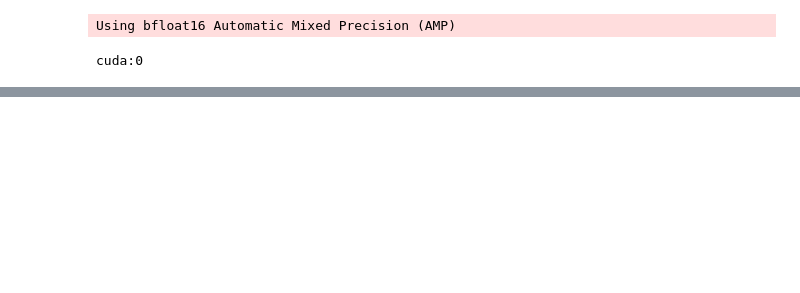
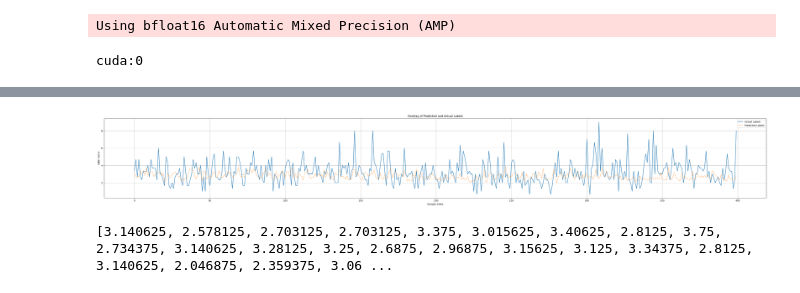
Before and after one commit to ZiyaanMir/Forecasting-GMI-Sun-Data, a Jupyter notebook: Model 1/model1_fabric copy.ipynb, the cells around one changed output, grey strips where cells are left out. Saved outputs shown, nothing was run; the diff lists cells and outputs as text; code cells hidden in the pictures; blank space fills up the shorter version.

```diff
--- a/Model 1/model1_fabric copy.ipynb
+++ b/Model 1/model1_fabric copy.ipynb
@@ -407,19 +423,36 @@ Epoch: 11, Index: 306, Loss: 5.8419
 # %%
+import math
+from sklearn.metrics import mean_squared_error, mean_absolute_error, r2_score, root_mean_squared_error
+
 # Test the model
 model.eval()
 testloader = torch.utils.data.DataLoader(dataset=testset, batch_size=batch_size, shuffle=False, num_workers=10)
 testloader = fabric.setup_dataloaders(testloader)
 test_losses = []
+all_labels = []
+all_outputs = []
 
 with torch.no_grad():
     for images, labels in tqdm(testloader, desc="Testing Progress"):
-        images = torch.stack(images).float()
-        images = images.permute(1, 0, 2, 3, 4)
+        images = images.float()
+        # images = images.permute(1, 0, 2, 3, 4)
         labels = labels.float()
+        print("Label: ", labels)
         outputs = model(images).squeeze(1)
+        print("Output: ", outputs)
         loss = criterion(outputs, labels)
         test_losses.append(loss.item())
-        print("Test loss", test_losses)
+        all_labels.extend(labels.cpu().numpy())
+        all_outputs.extend(outputs.cpu().numpy())
 
 avg_test_loss = sum(test_losses) / len(test_losses)
+rmse = math.sqrt(avg_test_loss)
+mse = mean_squared_error(all_labels, all_outputs)
+mae = mean_absolute_error(all_labels, all_outputs)
+r2 = r2_score(all_labels, all_outputs)
+
 print(f'Average test loss: {avg_test_loss:.4f}')
+print(f'RMSE: {rmse:.4f}')
+print(f'MSE: {mse:.4f}')
+print(f'MAE: {mae:.4f}')
+print(f'R²: {r2:.4f}')
@@ -425,0 +477,16 @@ print(f'Average test loss: {avg_test_loss:.4f}')
+# %%
+plt.figure(figsize=(50, 6))
+
+plt.plot(all_labels, '-', label='Actual Labels')
+plt.plot(all_outputs, '--', label='Predicted Labels', alpha=0.7)
+
+plt.xlabel('Sample Index')
+plt.ylabel('Label Value')
+plt.title('Overlay of Predicted and Actual Labels')
+plt.legend()
+plt.grid(True)
+plt.show()
+print(all_outputs)
+# %% [output]
+[figure, added]
+[3.140625, 2.578125, 2.703125, 2.703125, 3.375, 3.015625, 3.40625, 2.8125, 3.75, 2.734375, 3.140625, 3.28125, 3.25, 2.6875, 2.96875, 3.15625, 3.125, 3.34375, 2.8125, 3.140625, 2.046875, 2.359375, 3.06 ...
```
Also changed, not shown: parts of 6 cells of this notebook, 3 other files.
